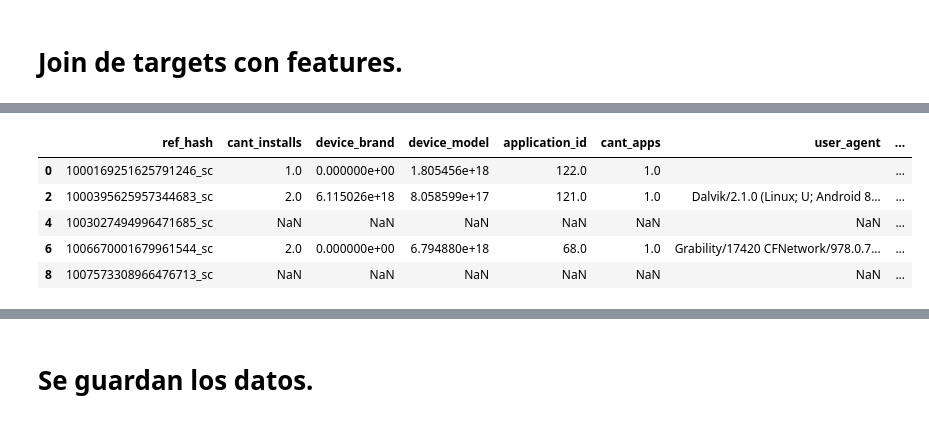
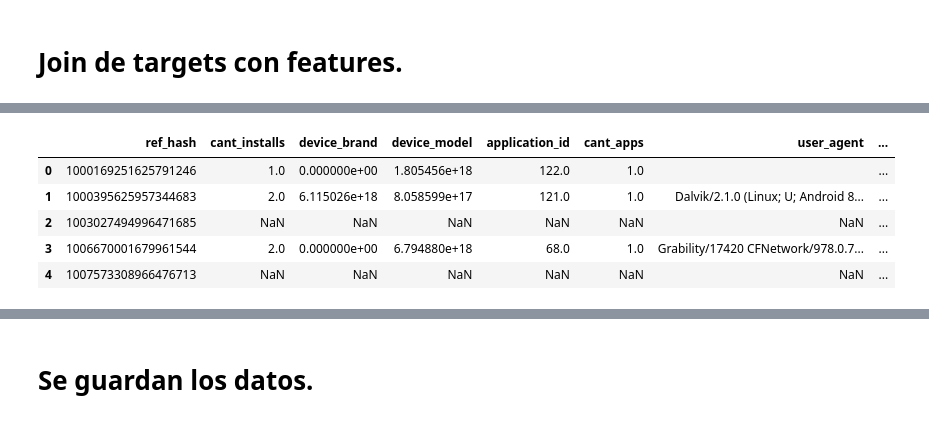
Before and after one commit to GastonMontes/75.06-Datos-Grupo22-TP1, a Jupyter notebook: tp2/TensorFlow/ML/Installs.ipynb, the cells around one changed output, grey strips where cells are left out. Cells and saved outputs as stored; diff of their text form; code cells hidden in the pictures.

```diff
--- a/tp2/TensorFlow/ML/Installs.ipynb
+++ b/tp2/TensorFlow/ML/Installs.ipynb
@@ -748,0 +716,13 @@ instalaciones_19_21.head()
+# %%
+# Leo el archivo target.
+targets = pd.read_csv('datos/target_competencia_ids.csv')
+
+targets['ref_hash'].replace(regex = True, inplace = True, to_replace='_sc',value='')
+targets['ref_hash'].replace(regex = True, inplace = True, to_replace='_st',value='')
+
+targets['ref_hash'] = targets['ref_hash'].astype(str).astype(int)
+
+targets = targets.drop_duplicates(subset='ref_hash', keep='first')
+
+
+targets.head()
@@ -749,33 +736,19 @@ instalaciones_19_21.head()
 # %%
 merged_targets_18_20 = targets.merge(instalaciones_18_20, on='ref_hash', how='left').drop('obj', axis=1)
-merged_targets_18_20 = merged_targets_18_20.loc[merged_targets_18_20['ref_hash'].str.contains('_sc'), :]
-
 merged_targets_19_21 = targets.merge(instalaciones_19_21, on='ref_hash', how='left').drop('obj', axis=1)
-merged_targets_19_21 = merged_targets_19_21.loc[merged_targets_19_21['ref_hash'].str.contains('_sc'), :]
-
 merged_targets_20_22 = targets.merge(instalaciones_20_22, on='ref_hash', how='left').drop('obj', axis=1)
-merged_targets_20_22 = merged_targets_20_22.loc[merged_targets_20_22['ref_hash'].str.contains('_sc'), :]
-
 merged_targets_21_23 = targets.merge(instalaciones_21_23, on='ref_hash', how='left').drop('obj', axis=1)
-merged_targets_21_23 = merged_targets_21_23.loc[merged_targets_21_23['ref_hash'].str.contains('_sc'), :]
-
 merged_targets_22_24 = targets.merge(instalaciones_22_24, on='ref_hash', how='left').drop('obj', axis=1)
-merged_targets_22_24 = merged_targets_22_24.loc[merged_targets_22_24['ref_hash'].str.contains('_sc'), :]
-
 merged_targets_23_25 = targets.merge(instalaciones_23_25, on='ref_hash', how='left').drop('obj', axis=1)
-merged_targets_23_25 = merged_targets_23_25.loc[merged_targets_23_25['ref_hash'].str.contains('_sc'), :]
-
 merged_targets_24_26 = targets.merge(instalaciones_24_26, on='ref_hash', how='left').drop('obj', axis=1)
-merged_targets_24_26 = merged_targets_24_26.loc[merged_targets_24_26['ref_hash'].str.contains('_sc'), :]
-
 merged_targets_20_22.head()
 # %% [output]
 |  | ref_hash | cant_installs | device_brand | device_model | application_id | cant_apps | user_agent | ... |
-| 0 | 1000169251625791246_sc | 1.0 | 0.000000e+00 | 1.805456e+18 | 122.0 | 1.0 |  | ... |
-| 2 | 1000395625957344683_sc | 2.0 | 6.115026e+18 | 8.058599e+17 | 121.0 | 1.0 | Dalvik/2.1.0 (Linux; U; Android 8... | ... |
-| 4 | 1003027494996471685_sc | NaN | NaN | NaN | NaN | NaN | NaN | ... |
-| 6 | 1006670001679961544_sc | 2.0 | 0.000000e+00 | 6.794880e+18 | 68.0 | 1.0 | Grability/17420 CFNetwork/978.0.7... | ... |
-| 8 | 1007573308966476713_sc | NaN | NaN | NaN | NaN | NaN | NaN | ... |
+| 0 | 1000169251625791246 | 1.0 | 0.000000e+00 | 1.805456e+18 | 122.0 | 1.0 |  | ... |
+| 1 | 1000395625957344683 | 2.0 | 6.115026e+18 | 8.058599e+17 | 121.0 | 1.0 | Dalvik/2.1.0 (Linux; U; Android 8... | ... |
+| 2 | 1003027494996471685 | NaN | NaN | NaN | NaN | NaN | NaN | ... |
+| 3 | 1006670001679961544 | 2.0 | 0.000000e+00 | 6.794880e+18 | 68.0 | 1.0 | Grability/17420 CFNetwork/978.0.7... | ... |
+| 4 | 1007573308966476713 | NaN | NaN | NaN | NaN | NaN | NaN | ... |
 # %%
 # 3 dias son 259200 segundos
 merged_targets_18_20['time_to_install'].fillna(259200, inplace= True)
```
Also changed, not shown: parts of 4 cells of this notebook, 5 other files.
